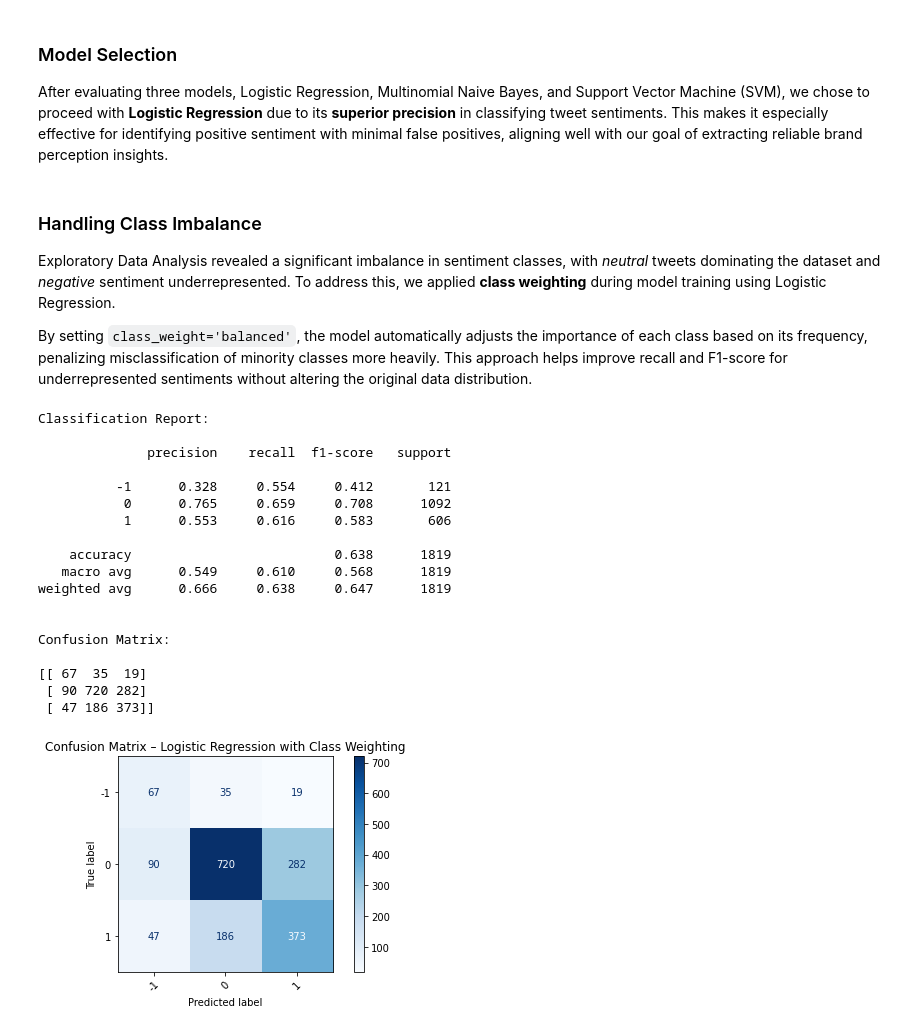
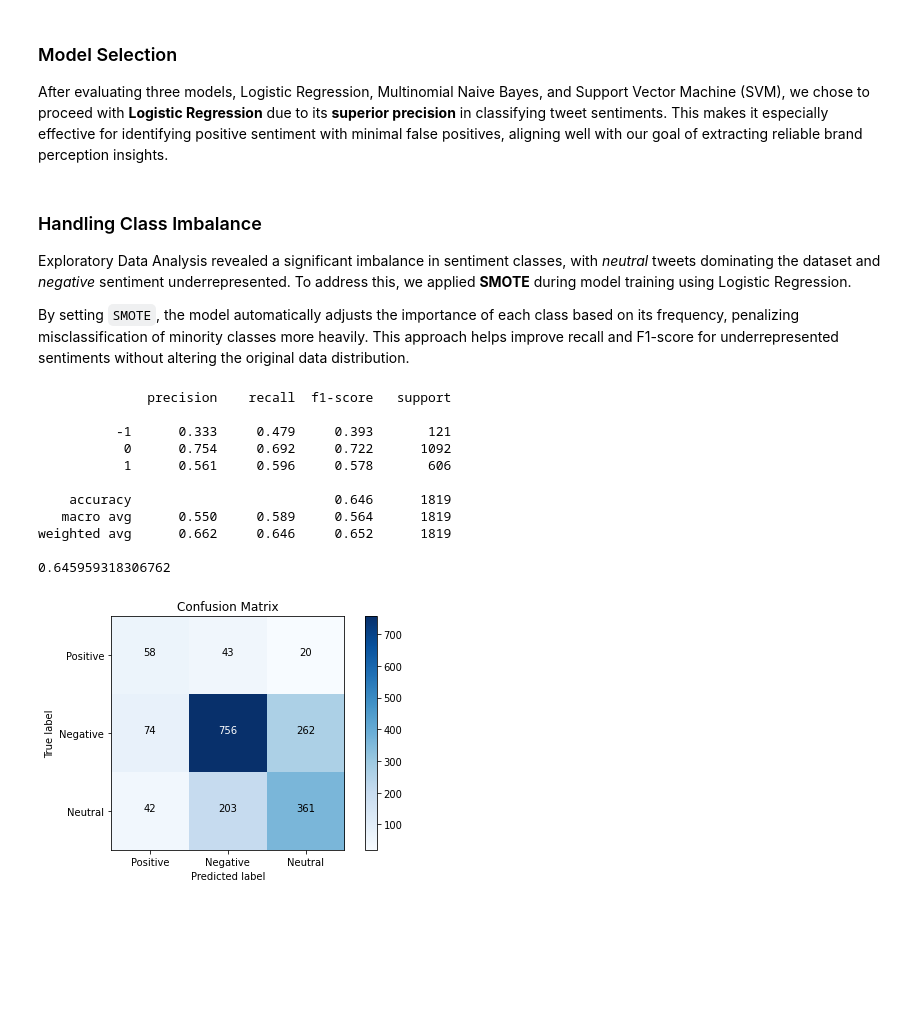
Before and after one commit to Murugi001/Group_5_Phase_4_Project, a Jupyter notebook: index.ipynb, the cells around one changed output. Cells and saved outputs as stored; diff of their text form; code cells hidden in the pictures; blank space fills up the shorter version.

```diff
--- a/index.ipynb
+++ b/index.ipynb
@@ -492,60 +487,45 @@ After evaluating three models, Logistic Regression, Multinomial Naive Bayes, and
 # %% [markdown]
 ### Handling Class Imbalance
 
-Exploratory Data Analysis revealed a significant imbalance in sentiment classes, with *neutral* tweets dominating the dataset and *negative* sentiment underrepresented. To address this, we applied **class weighting** during model training using Logistic Regression.
+Exploratory Data Analysis revealed a significant imbalance in sentiment classes, with *neutral* tweets dominating the dataset and *negative* sentiment underrepresented. To address this, we applied **SMOTE** during model training using Logistic Regression.
 
-By setting `class_weight='balanced'`, the model automatically adjusts the importance of each class based on its frequency, penalizing misclassification of minority classes more heavily. This approach helps improve recall and F1-score for underrepresented sentiments without altering the original data distribution.
+By setting `SMOTE`, the model automatically adjusts the importance of each class based on its frequency, penalizing misclassification of minority classes more heavily. This approach helps improve recall and F1-score for underrepresented sentiments without altering the original data distribution.
 # %%
-# handling class imbalance using class weighting using logistic regression
+smote = SMOTE(random_state=42)
+x_train_resampled, y_train_resampled = smote.fit_resample(x_train, y_train)
 
-# Initialize model with class weighting
-model = LogisticRegression(
-    class_weight='balanced',
-    max_iter=1000,
-    random_state=42
-)
-
-# Train the model
-model.fit(x_train, y_train)
-
-# Predict on test set
+model = LogisticRegression(max_iter=1000, random_state=42)
+model.fit(x_train_resampled, y_train_resampled)
 y_pred = model.predict(x_test)
-
-# Evaluate performance
-print("Classification Report:\n")
 print(classification_report(y_test, y_pred, digits=3))
-
-print("\nConfusion Matrix:\n")
-print(confusion_matrix(y_test, y_pred))
+print(accuracy_score(y_test, y_pred))
 # %% [output]
-Classification Report:
-
               precision    recall  f1-score   support
 
-          -1      0.328     0.554     0.412       121
-           0      0.765     0.659     0.708      1092
-           1      0.553     0.616     0.583       606
+          -1      0.333     0.479     0.393       121
+           0      0.754     0.692     0.722      1092
+           1      0.561     0.596     0.578       606
 
-    accuracy                          0.638      1819
-   macro avg      0.549     0.610     0.568      1819
-weighted avg      0.666     0.638     0.647      1819
+    accuracy                          0.646      1819
+   macro avg      0.550     0.589     0.564      1819
+weighted avg      0.662     0.646     0.652      1819
 
-
-Confusion Matrix:
-
-[[ 67  35  19]
- [ 90 720 282]
- [ 47 186 373]]
+0.645959318306762
-# %%
-
-# Generate confusion matrix
-cm = confusion_matrix(y_test, y_pred, labels=model.classes_)
-
-# Display it
-disp = ConfusionMatrixDisplay(confusion_matrix=cm, display_labels=model.classes_)
-disp.plot(cmap='Blues', xticks_rotation=45)
-plt.title("Confusion Matrix – Logistic Regression with Class Weighting")
-plt.tight_layout()
-plt.show()
-# %% [output]
-[figure, removed]
+# %%
+# visualizing the confusion matrix
+
+cm = confusion_matrix(y_test, y_pred)
+plt.imshow(cm, interpolation='nearest', cmap=plt.cm.Blues)
+plt.title("Confusion Matrix")
+plt.colorbar()
+tick_marks = np.arange(3)
+plt.xticks(tick_marks, ["Positive", "Negative", "Neutral"])
+plt.yticks(tick_marks, ["Positive", "Negative", "Neutral"])
+plt.tight_layout()
+plt.ylabel("True label")
+plt.xlabel("Predicted label")
+for i, j in itertools.product(range(cm.shape[0]), range(cm.shape[1])):
+    plt.text(j, i, cm[i, j], horizontalalignment="center", color="white" if cm[i, j] > cm.max() / 2 else "black")
+plt.show()
+# %% [output]
+[figure, added]
```
Also changed, not shown: parts of 14 cells of this notebook.
